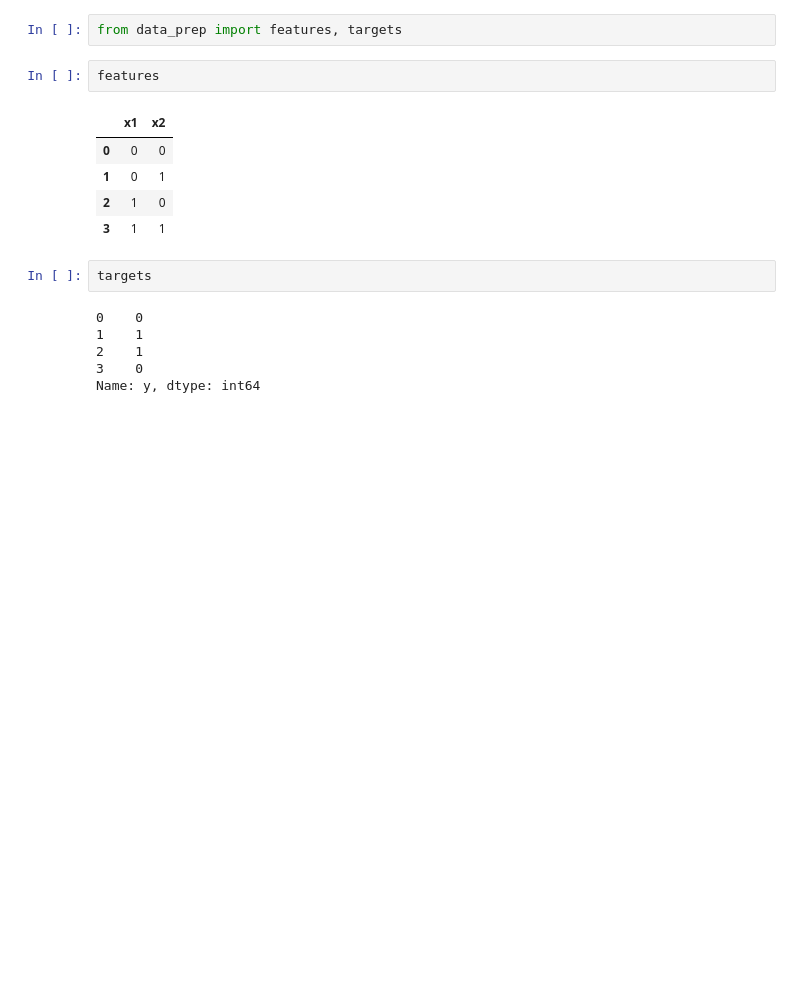
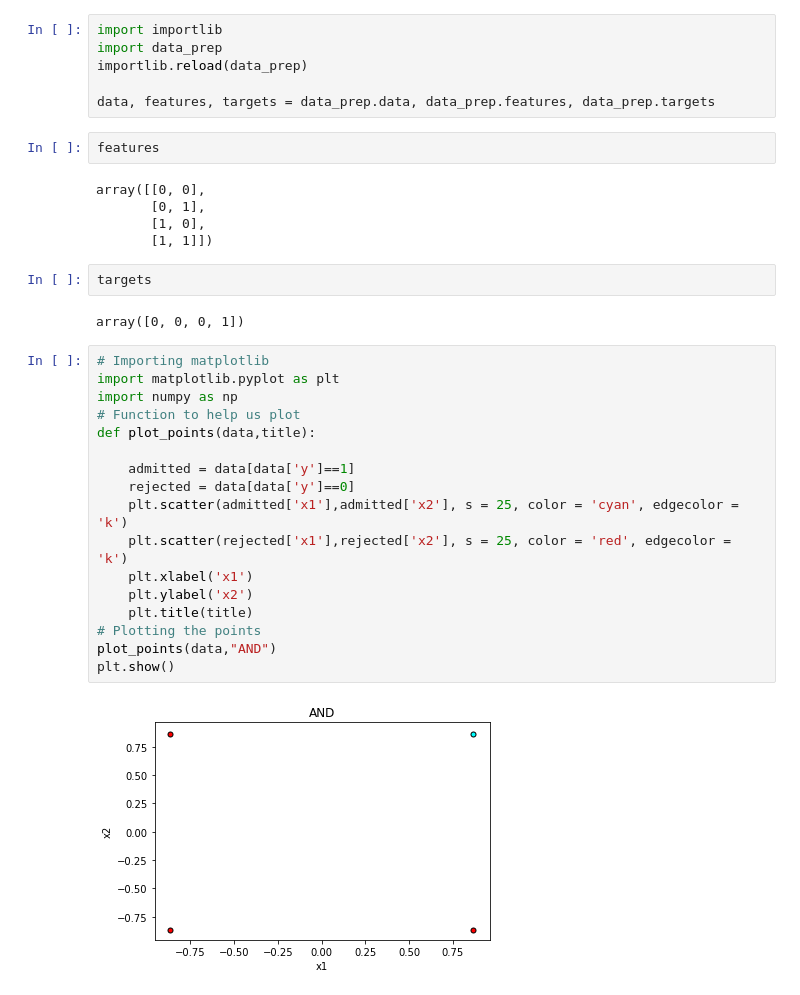
Before and after one commit to WikiGenius/neural_network, a Jupyter notebook: analize.ipynb, the cells around one changed output. Cells and saved outputs as stored; diff of their text form; blank space fills up the shorter version.

```diff
--- a/analize.ipynb
+++ b/analize.ipynb
@@ -1,18 +1,36 @@
-# %%
-from data_prep import features, targets
+# %%
+import importlib
+import data_prep
+importlib.reload(data_prep)
+
+data, features, targets = data_prep.data, data_prep.features, data_prep.targets
 # %%
 features
 # %% [output]
-|  | x1 | x2 |
-| 0 | 0 | 0 |
-| 1 | 0 | 1 |
-| 2 | 1 | 0 |
-| 3 | 1 | 1 |
+array([[0, 0],
+       [0, 1],
+       [1, 0],
+       [1, 1]])
 # %%
 targets
 # %% [output]
-0    0
-1    1
-2    1
-3    0
-Name: y, dtype: int64
+array([0, 0, 0, 1])
+# %%
+# Importing matplotlib
+import matplotlib.pyplot as plt
+import numpy as np
+# Function to help us plot
+def plot_points(data,title):
+
+    admitted = data[data['y']==1]
+    rejected = data[data['y']==0]
+    plt.scatter(admitted['x1'],admitted['x2'], s = 25, color = 'cyan', edgecolor = 'k')
+    plt.scatter(rejected['x1'],rejected['x2'], s = 25, color = 'red', edgecolor = 'k')
+    plt.xlabel('x1')
+    plt.ylabel('x2')
+    plt.title(title)
+# Plotting the points
+plot_points(data,"AND")
+plt.show()
+# %% [output]
+[figure, added]
```
Also changed, not shown: parts of 1 cell of this notebook, 5 other files.
